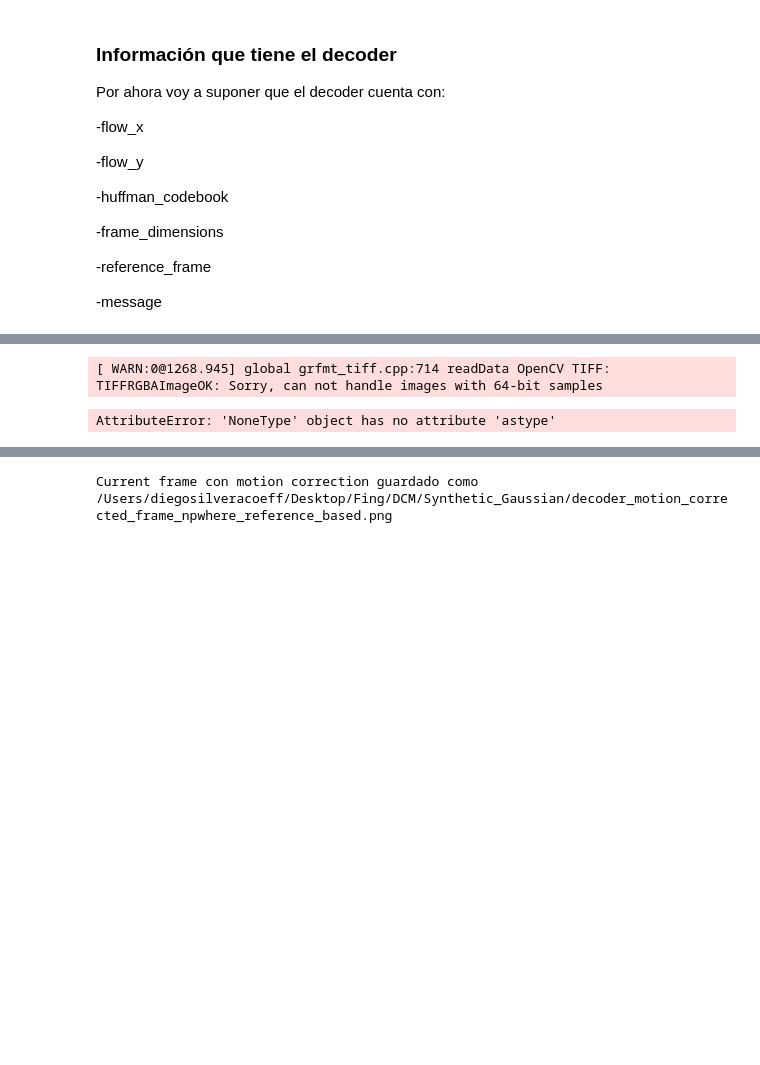
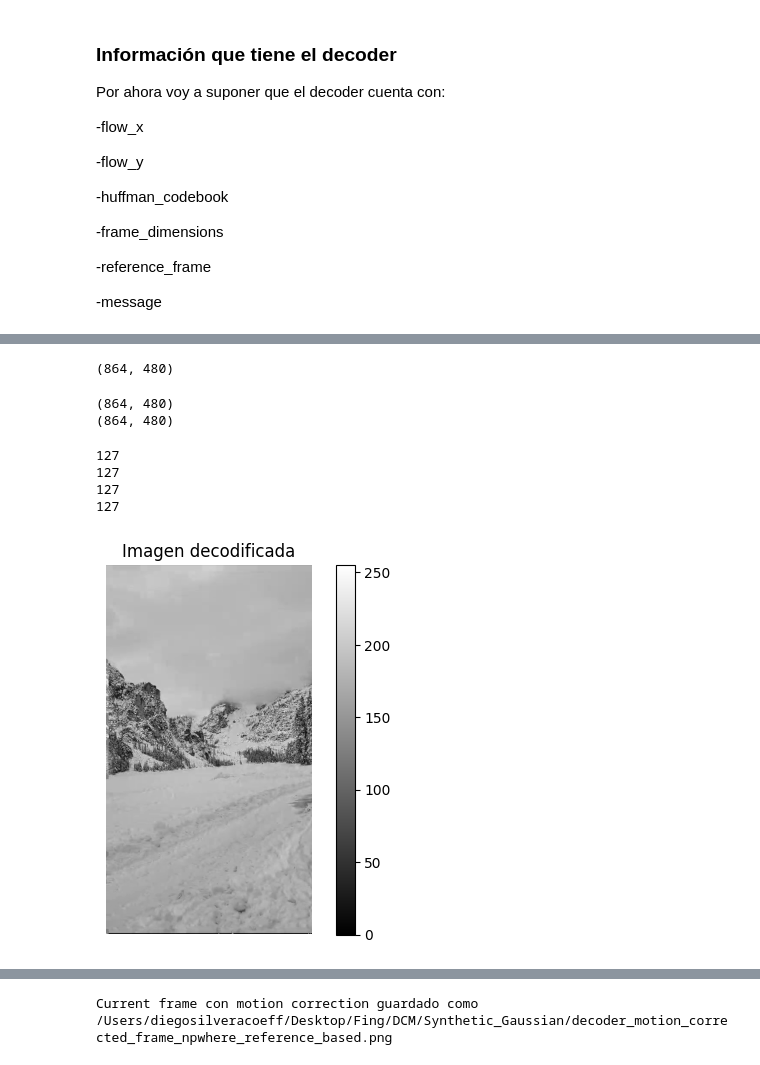
Before and after one commit to DiegoSC13/DCM_proyect, a Jupyter notebook: scripts/decoder.ipynb, the cells around one changed output, grey strips where cells are left out. Saved outputs shown, nothing was run; the diff lists cells and outputs as text; code cells hidden in the pictures; blank space fills up the shorter version.

```diff
--- a/scripts/decoder.ipynb
+++ b/scripts/decoder.ipynb
@@ -45 +91,27 @@ Cadena binaria: 0000001000110101001101111010110101011110101001110011010100101110
+# %%
+def completar_con_ceros(array, largo):
+    """
+    Completa una lista con ceros hasta alcanzar el largo especificado.
+
+    :param lista: Lista original.
+    :param largo: Largo deseado para la lista.
+    :return: Lista completada con ceros hasta alcanzar el largo especificado.
+    """
+
+    lista = array.tolist()
+
+
+    # Calculamos cuántos ceros necesitamos agregar
+    cantidad_ceros = max(0, largo - len(lista))
+
+    # Creamos una nueva lista agregando los ceros necesarios
+    lista_completada = lista + [0] * cantidad_ceros
+
+    return np.array(lista_completada)
+
+full_array = completar_con_ceros(ordered_array, frame_dim[0]*frame_dim[1])
+full_array_reshaped = full_array.reshape(frame_dim)
+print(full_array_reshaped.shape)
+# %% [output]
+(864, 480)
 # %%
@@ -59,12 +141,38 @@ idct_2(decoded_file,idct_path)
+# %%
+print(decoded_residual.shape)
+decoded_residual = decoded_residual.reshape(frame_dim)
+print(decoded_residual.shape)
+# %% [output]
+(864, 480)
+(864, 480)
 # %%
 #Pruebo obtener la imagen final, voy a probar primero usando directamente el frame con motion compensation
 #mc: motion_compensation
+
 mc_ref_path = os.path.join(folder_path, 'corrected_reference.tif')
-mc_ref_image = cv2.imread(mc_ref_path)
-idct_image_16bits_float = cv2.imread(idct_path, cv2.IMREAD_GRAYSCALE).astype(np.int16)
-idct_image_16bits_int = [round(value) for value in idct_image_16bits_float]
-decoded_image = mc_ref_image
+mc_ref_image = cv2.imread(mc_ref_path, cv2.IMREAD_GRAYSCALE)
+idct_image_16bits_int_list = [np.round(value) for value in decoded_residual]
+idct_image_16bits_int_array = np.array(idct_image_16bits_int_list)
+idct_image_8bits = idct_image_16bits_int_array.astype(np.uint8)
+decoded_image = mc_ref_image + idct_image_8bits - 128
+
+print(decoded_residual[100][100])
+print(idct_image_16bits_int_list[100][100])
+print(idct_image_16bits_int_array[100][100])
+print(idct_image_8bits[100][100])
+
+decoded_image_path = os.path.join(folder_path, 'decoded_image.tif')
+cv2.imwrite(decoded_image_path, decoded_image, [cv2.IMWRITE_TIFF_COMPRESSION, 1])
+
+plt.imshow(decoded_image, cmap='gray', vmin=0, vmax=np.max(decoded_image))
+plt.colorbar()
+plt.title('Imagen decodificada')
+plt.axis('off')  # Ocultar ejes
+plt.show()
 # %% [output]
-[ WARN:0@1268.945] global grfmt_tiff.cpp:714 readData OpenCV TIFF: TIFFRGBAImageOK: Sorry, can not handle images with 64-bit samples
+127
+127
+127
+127
-AttributeError: 'NoneType' object has no attribute 'astype'
+[figure, added]
 # %%
```
Also changed, not shown: parts of 7 cells of this notebook, 3 other files.
